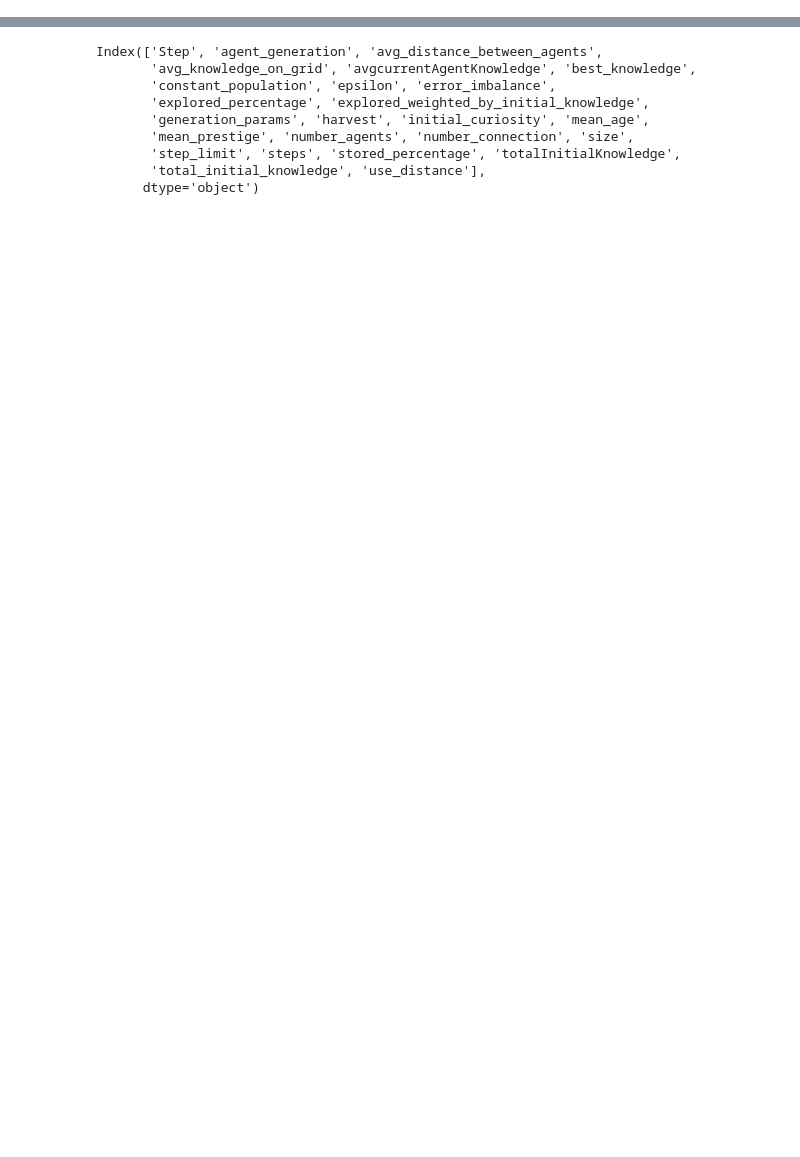
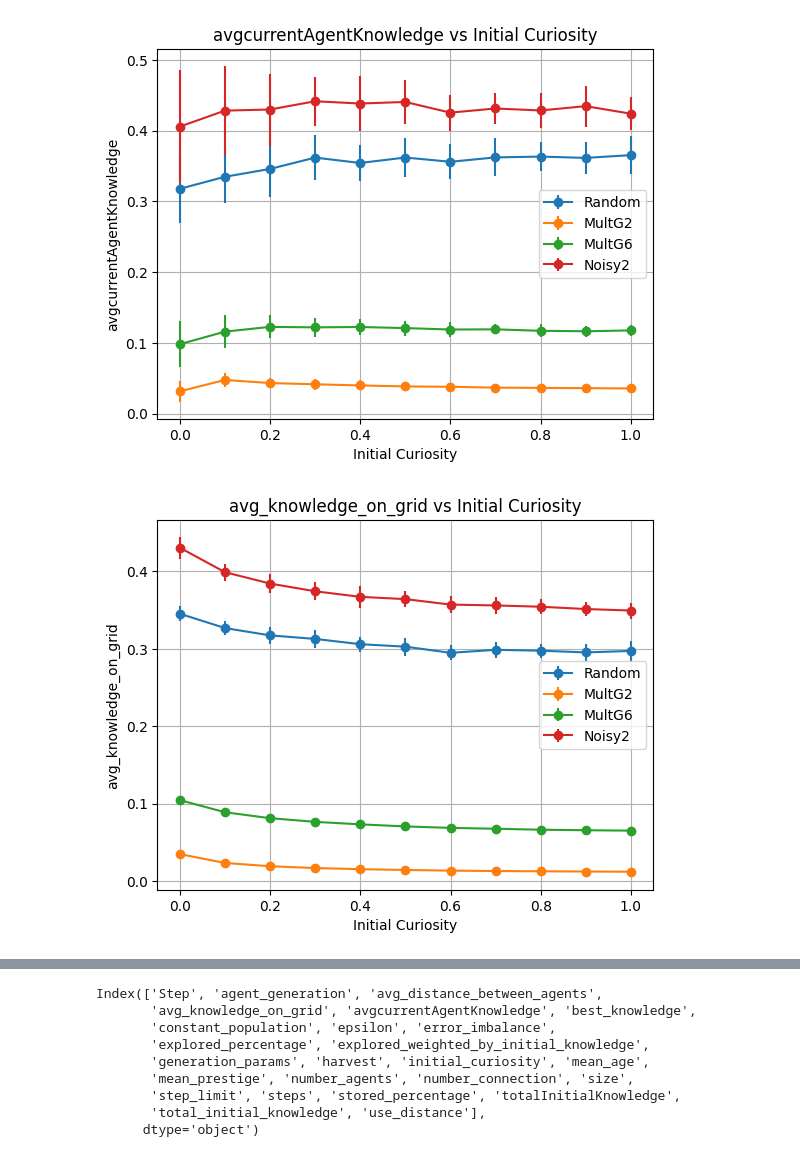
Before and after one commit to paulbanse/sciencemodels, a Jupyter notebook: compare_landscapes.ipynb, the cells around one changed output, grey strips where cells are left out. Saved outputs shown, nothing was run; the diff lists cells and outputs as text; code cells hidden in the pictures; blank space fills up the shorter version.

```diff
--- a/compare_landscapes.ipynb
+++ b/compare_landscapes.ipynb
@@ -12,0 +31,21 @@ pd.set_option('display.max_columns', None)
+# %%
+datasets = {
+    'Random': df_random,
+    'MultG2': df_MultG2,
+    'MultG6': df_MultG6,
+    'Noisy2': df_noisy
+}
+plot_smt("avgcurrentAgentKnowledge", datasets)
+plot_smt("avg_knowledge_on_grid", datasets)
+plot_smt("explored_percentage", datasets)
+plot_smt("explored_weighted_by_initial_knowledge", datasets)
+plot_smt("percentage_knowledge_harvested", datasets)
+plot_smt("explored_50_step", datasets)
+plot_smt("explored_90_step", datasets)
+plot_smt("weighted_50_step", datasets)
+plot_smt("weighted_90_step", datasets)
+plot_smt("harvested_50_step", datasets)
+plot_smt("harvested_90_step", datasets)
+# %% [output]
+[figure, added]
+[figure, added]
```
Also changed, not shown: parts of 6 cells of this notebook, 6 other files.
